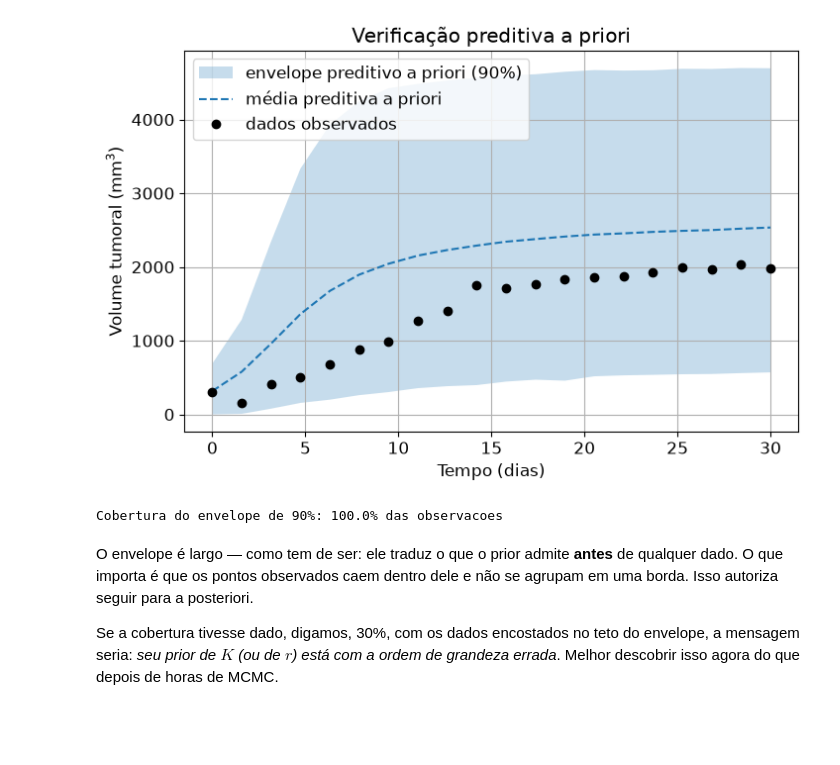
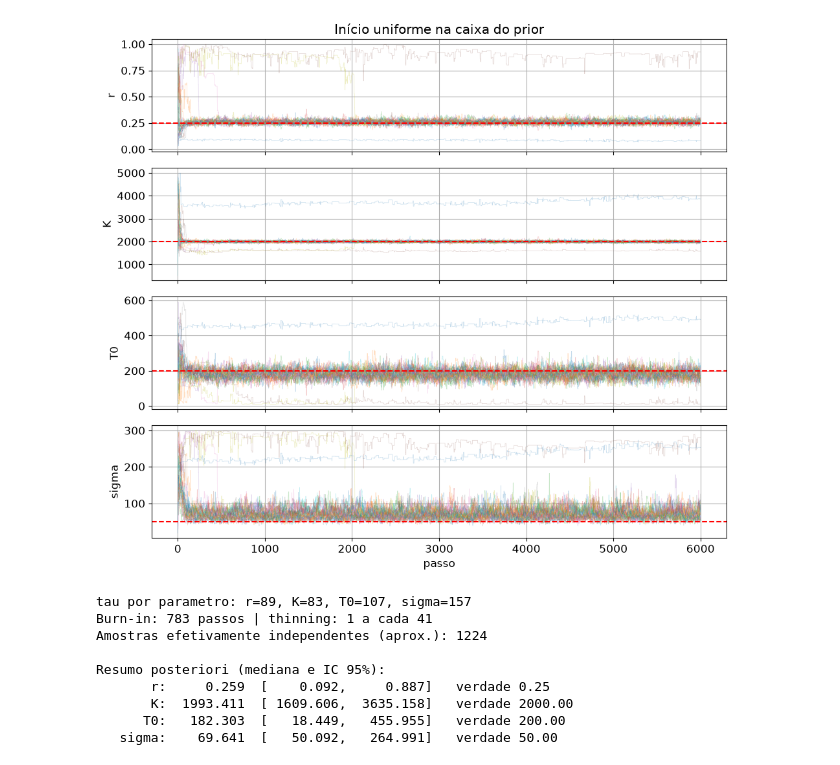
Before and after one commit to g-rodrigues2/apostila-modelagem-computacional, a Jupyter notebook: capitulo_3_calibracao_bayesiana.ipynb, the cells around one changed output. Saved outputs shown, nothing was run; the diff lists cells and outputs as text; code cells hidden in the pictures; blank space fills up the shorter version.

```diff
--- a/capitulo_3_calibracao_bayesiana.ipynb
+++ b/capitulo_3_calibracao_bayesiana.ipynb
@@ -817,32 +738,48 @@ Essa verificação é especialmente valiosa quando há **poucos indivíduos e mu
-# %%
-S = 3000
-theta_prior = posicoes_iniciais(LIM, S, semente=21)                               # passo 1
-
-Y_prior = np.array([logistica(t_obs, r, K, T0) for r, K, T0, _ in theta_prior])   # passo 2
-ruido = rng.normal(0, theta_prior[:, 3][:, None], size=Y_prior.shape)             # passo 3
-D_prior = np.clip(Y_prior + ruido, 0, None)                                       # trunca em zero
-
-L = np.percentile(D_prior, 5, axis=0)          # passo 4: envelope de 90%
-U = np.percentile(D_prior, 95, axis=0)
-media_prior = D_prior.mean(axis=0)
-
-cobertura = 100.0 * np.mean((D_obs >= L) & (D_obs <= U))
-
-plt.figure()
-plt.fill_between(t_obs, L, U, alpha=0.25, label="envelope preditivo a priori (90%)")
-plt.plot(t_obs, media_prior, "--", label="média preditiva a priori")
-plt.plot(t_obs, D_obs, "o", color="black", label="dados observados")
-plt.xlabel("Tempo (dias)")
-plt.ylabel("Volume tumoral (mm$^3$)")
-plt.title("Verificação preditiva a priori")
-plt.legend()
-plt.show()
-
-print(f"Cobertura do envelope de 90%: {cobertura:.1f}% das observacoes")
-# %% [output]
-[figure, removed]
-Cobertura do envelope de 90%: 100.0% das observacoes
-# %% [markdown]
-O envelope é largo — como tem de ser: ele traduz o que o prior admite **antes** de qualquer dado. O que importa é que os pontos observados caem dentro dele e não se agrupam em uma borda. Isso autoriza seguir para a posteriori.
-
-Se a cobertura tivesse dado, digamos, 30%, com os dados encostados no teto do envelope, a mensagem seria: *seu prior de $K$ (ou de $r$) está com a ordem de grandeza errada*. Melhor descobrir isso agora do que depois de horas de MCMC.
+# %%
+def diagnosticar(sampler, nomes, verdades, titulo):
+    '''Trace plots, tau e burn-in sugerido. Devolve (amostras, log_probs, tau).'''
+    cadeia_bruta = sampler.get_chain()                 # formato: (passos, walkers, dim)
+    n_p, n_w, n_d = cadeia_bruta.shape
+
+    fig, axes = plt.subplots(n_d, 1, figsize=(10, 2.2 * n_d), sharex=True)
+    for j in range(n_d):
+        axes[j].plot(cadeia_bruta[:, :, j], alpha=0.25, linewidth=0.5)
+        if verdades is not None:
+            axes[j].axhline(verdades[j], color="red", linestyle="--")
+        axes[j].set_ylabel(nomes[j])
+    axes[0].set_title(titulo)
+    axes[-1].set_xlabel("passo")
+    plt.tight_layout()
+    plt.show()
+
+    tau = sampler.get_autocorr_time(tol=0)             # tol=0: nao interrompe se a cadeia for curta
+    burn = min(int(5 * np.max(tau)), n_p // 2)
+    thin = max(1, int(0.5 * np.min(tau)))
+
+    print("tau por parametro: " + ", ".join(f"{n}={t:.0f}" for n, t in zip(nomes, tau)))
+    print(f"Burn-in: {burn} passos | thinning: 1 a cada {thin}")
+    print(f"Amostras efetivamente independentes (aprox.): {int(n_w * n_p / np.max(tau))}")
+
+    return (sampler.get_chain(discard=burn, thin=thin, flat=True),
+            sampler.get_log_prob(discard=burn, thin=thin, flat=True),
+            tau)
+
+
+am_u, _, tau_u = diagnosticar(sampler_uniforme, NOMES, VERDADES,
+                              "Início uniforme na caixa do prior")
+
+print("\nResumo posteriori (mediana e IC 95%):")
+for j, nome in enumerate(NOMES):
+    lo, med, hi = np.percentile(am_u[:, j], [2.5, 50, 97.5])
+    print(f"  {nome:>6}: {med:9.3f}  [{lo:9.3f}, {hi:9.3f}]   verdade {VERDADES[j]:.2f}")
+# %% [output]
+[figure, added]
+tau por parametro: r=89, K=83, T0=107, sigma=157
+Burn-in: 783 passos | thinning: 1 a cada 41
+Amostras efetivamente independentes (aprox.): 1224
+
+Resumo posteriori (mediana e IC 95%):
+       r:     0.259  [    0.092,     0.887]   verdade 0.25
+       K:  1993.411  [ 1609.606,  3635.158]   verdade 2000.00
+      T0:   182.303  [   18.449,   455.955]   verdade 200.00
+   sigma:    69.641  [   50.092,   264.991]   verdade 50.00
```
Also changed, not shown: parts of 77 cells of this notebook, 1 other file.
